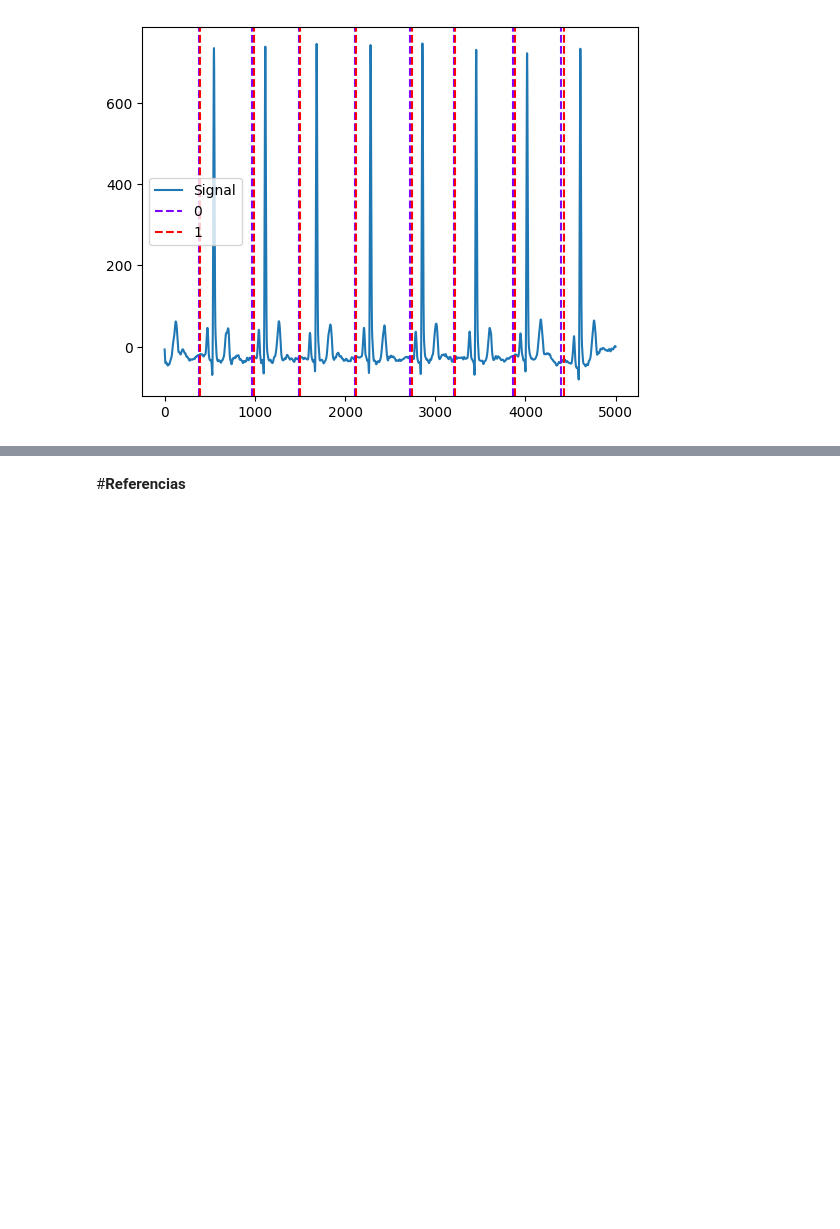
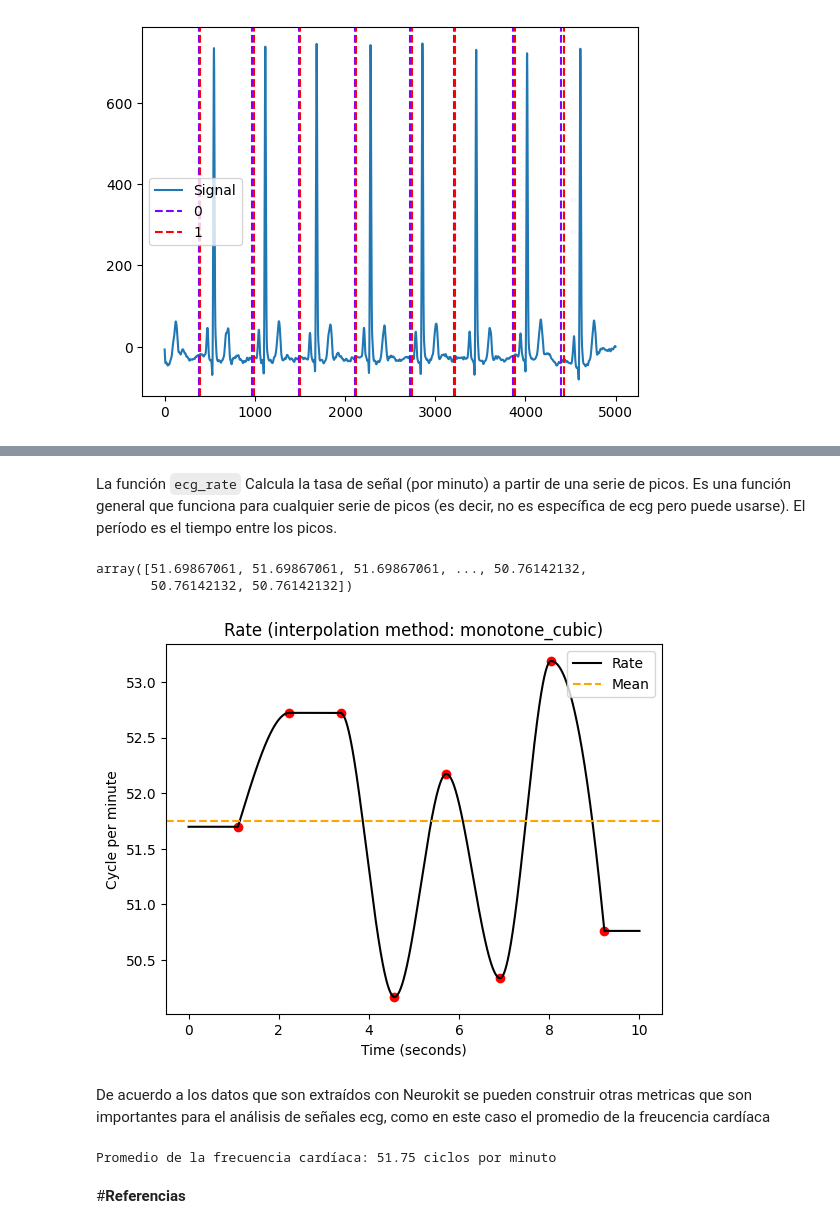
Before and after one commit to marianayarce1224/lab_biosenales, a Jupyter notebook: PROYECTO4/tutorialNeurokit.ipynb, the cells around one changed output, grey strips where cells are left out. Drawn from its saved outputs; the diff is of its cells as text; code cells hidden in the pictures; blank space fills up the shorter version.

```diff
--- a/PROYECTO4/tutorialNeurokit.ipynb
+++ b/PROYECTO4/tutorialNeurokit.ipynb
@@ -258,0 +289,16 @@ nk.events_plot([waves["ECG_P_Onsets"], waves["ECG_P_Peaks"]], clean_signal)
+# %% [markdown]
+La función `ecg_rate` Calcula la tasa de señal (por minuto) a partir de una serie de picos. Es una función general que funciona para cualquier serie de picos (es decir, no es específica de ecg pero puede usarse). El período es el tiempo entre los picos.
+# %%
+heart_rate = nk.ecg_rate(rpeaks, sampling_rate=500, desired_length=len(clean_signal), show=True)
+heart_rate
+# %% [output]
+array([51.69867061, 51.69867061, 51.69867061, ..., 50.76142132,
+       50.76142132, 50.76142132])
+[figure, added]
+# %% [markdown]
+De acuerdo a los datos que son extraídos con Neurokit se pueden construir otras metricas que son importantes para el análisis de señales ecg, como en este caso el promedio de la freucencia cardíaca
+# %%
+average_rate = np.mean(heart_rate)
+print(f"Promedio de la frecuencia cardíaca: {average_rate:.2f} ciclos por minuto")
+# %% [output]
+Promedio de la frecuencia cardíaca: 51.75 ciclos por minuto
```
Also changed, not shown: parts of 3 cells of this notebook.
